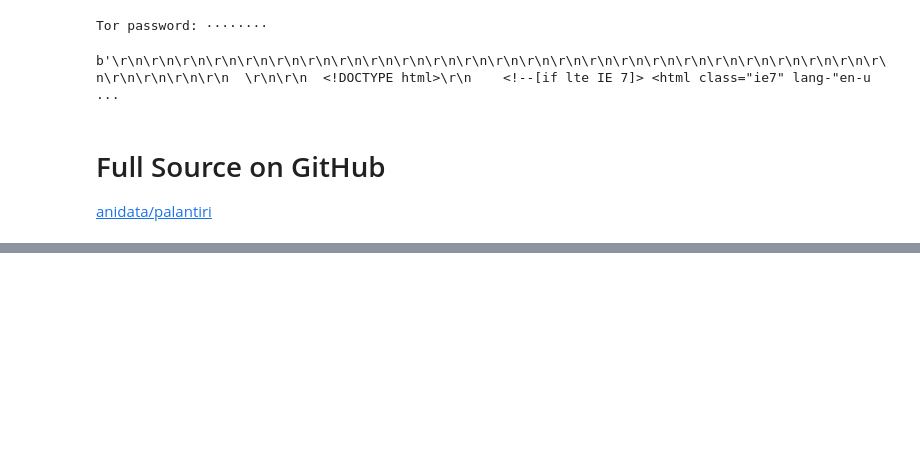
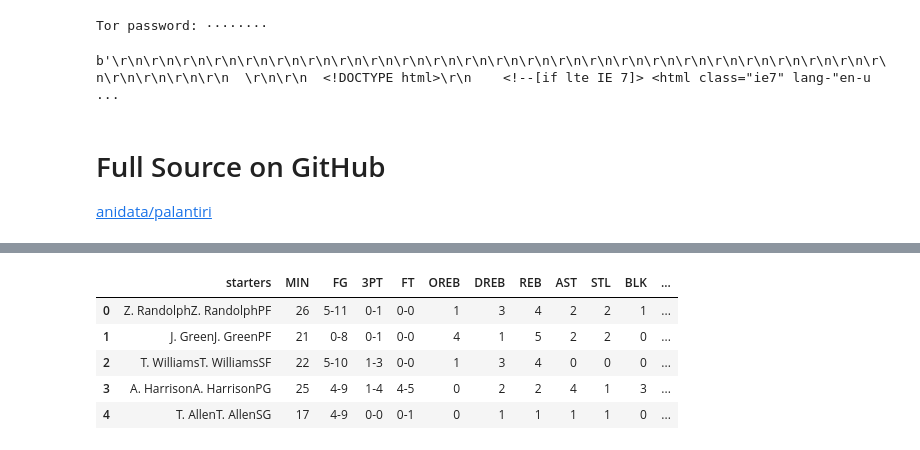
Before and after one commit to gte620v/graph_entity_resolution, a Jupyter notebook: 201612_PyDataATL/Scaping_Talk.ipynb, the cells around one changed output, grey strips where cells are left out. Cells and saved outputs as stored; diff of their text form; code cells hidden in the pictures; blank space fills up the shorter version.

```diff
--- a/201612_PyDataATL/Scaping_Talk.ipynb
+++ b/201612_PyDataATL/Scaping_Talk.ipynb
@@ -122,0 +129,11 @@ b'\r\n\r\n\r\n\r\n\r\n\r\n\r\n\r\n\r\n\r\n\r\n\r\n\r\n\r\n\r\n\r\n\r\n\r\n\r\n\r
+# %%
+import pandas as pd
+dfs = pd.read_html('http://www.espn.com/nba/boxscore?gameId=400899810')
+dfs[1]
+# %% [output]
+|  | starters | MIN | FG | 3PT | FT | OREB | DREB | REB | AST | STL | BLK | ... |
+| 0 | Z. RandolphZ. RandolphPF | 26 | 5-11 | 0-1 | 0-0 | 1 | 3 | 4 | 2 | 2 | 1 | ... |
+| 1 | J. GreenJ. GreenPF | 21 | 0-8 | 0-1 | 0-0 | 4 | 1 | 5 | 2 | 2 | 0 | ... |
+| 2 | T. WilliamsT. WilliamsSF | 22 | 5-10 | 1-3 | 0-0 | 1 | 3 | 4 | 0 | 0 | 0 | ... |
+| 3 | A. HarrisonA. HarrisonPG | 25 | 4-9 | 1-4 | 4-5 | 0 | 2 | 2 | 4 | 1 | 3 | ... |
+| 4 | T. AllenT. AllenSG | 17 | 4-9 | 0-0 | 0-1 | 0 | 1 | 1 | 1 | 1 | 0 | ... |
```
Also changed, not shown: parts of 2 cells of this notebook, 1 other file.
